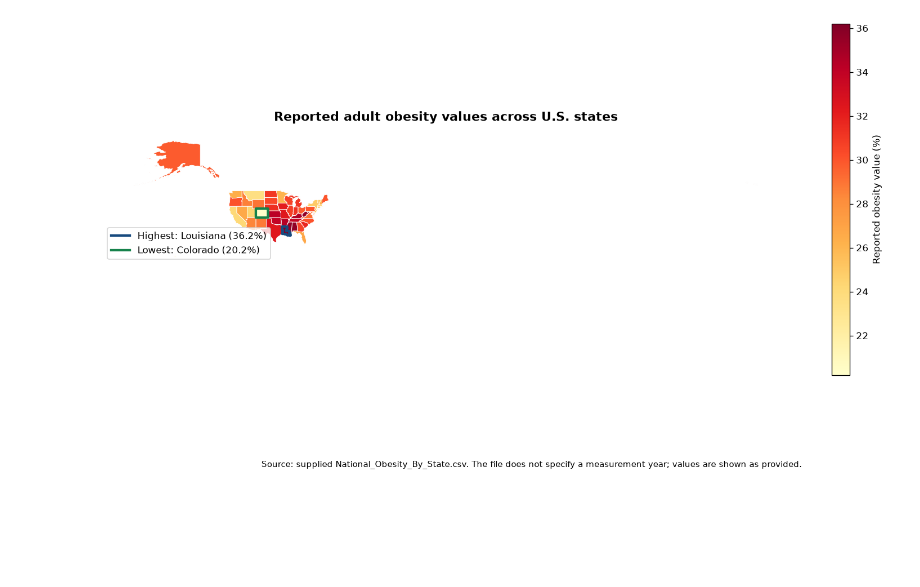
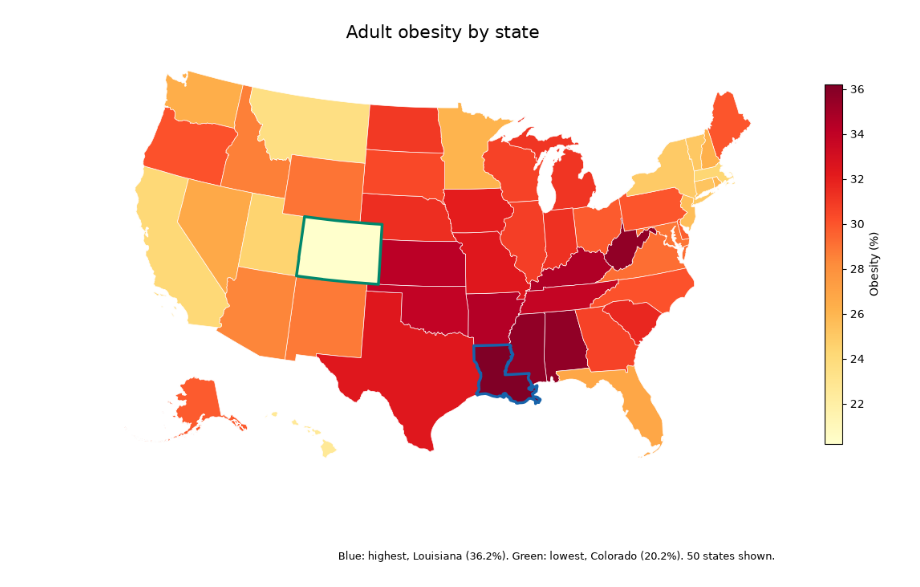
Before and after one commit to minharu014/DV-assign2, a Jupyter notebook: Assignment2_Q1_Q2.ipynb, the cells around one changed output. Saved outputs shown, nothing was run; the diff lists cells and outputs as text; code cells hidden in the pictures; blank space fills up the shorter version.

```diff
--- a/Assignment2_Q1_Q2.ipynb
+++ b/Assignment2_Q1_Q2.ipynb
@@ -40 +5,17 @@ Workspace data found under: c:\Users\LG\OneDrive - Luleå University of Technolo
+# %%
+from pathlib import Path
+import geopandas as gpd
+import matplotlib.pyplot as plt
+import numpy as np
+import pandas as pd
+import shapely
+from matplotlib.colors import Normalize
+from scipy.ndimage import gaussian_filter
+from scipy.spatial import cKDTree
+
+BASE = Path.cwd()
+if not (BASE / "US_Data" / "us_state.shp").exists():
+    BASE = BASE.parent
+states = gpd.read_file(BASE / "US_Data" / "us_state.shp")
+obesity = pd.read_csv(BASE / "other" / "National_Obesity_By_State.csv")
 # %% [markdown]
@@ -44,54 +25,33 @@ The choropleth encodes the supplied `Obesity` values. The thick outlines and sum
 # %%
-states = gpd.read_file(STATE_SHP)
-obesity = pd.read_csv(OBESITY_CSV)
+data = states.merge(obesity[["NAME", "Obesity"]], on="NAME", validate="one_to_one")
+data = data.loc[~data["NAME"].isin(["District of Columbia", "Puerto Rico"])].copy()
+high = data.loc[data["Obesity"].idxmax()]
+low = data.loc[data["Obesity"].idxmin()]
+norm = Normalize(data["Obesity"].min(), data["Obesity"].max())
 
-required_fields = {"NAME", "Obesity"}
-if not required_fields.issubset(obesity.columns):
-    raise ValueError(f"Obesity CSV must contain {sorted(required_fields)}")
-if "NAME" not in states.columns:
-    raise ValueError("State shapefile must contain a NAME field for the join")
-if states["NAME"].duplicated().any() or obesity["NAME"].duplicated().any():
-    raise ValueError("Expected one row per state name in both input files")
+fig, ax = plt.subplots(figsize=(12, 8))
+main = data.loc[~data["NAME"].isin(["Alaska", "Hawaii"])].to_crs("EPSG:5070")
+main.plot(column="Obesity", cmap="YlOrRd", norm=norm, edgecolor="white", linewidth=.5, ax=ax)
 
-map_data = states.merge(
-    obesity[["NAME", "Obesity"]], on="NAME", how="inner", validate="one_to_one"
-)
-map_data["Obesity"] = pd.to_numeric(map_data["Obesity"], errors="coerce")
-map_data = map_data.dropna(subset=["Obesity"])
-map_data = map_data.loc[~map_data["NAME"].isin(["District of Columbia", "Puerto Rico"])].copy()
+for name, color in [(high["NAME"], "#1764ab"), (low["NAME"], "#00876c")]:
+    if name in main["NAME"].values:
+        main.loc[main["NAME"].eq(name)].plot(ax=ax, facecolor="none", edgecolor=color, linewidth=2.5)
 
-if len(map_data) != 50:
-    raise ValueError(f"Expected 50 state polygons after joining; found {len(map_data)}")
+ak = ax.inset_axes([.02, .04, .20, .24])
+hi = ax.inset_axes([.22, .04, .14, .12])
+for inset, name, crs in [(ak, "Alaska", "EPSG:3338"), (hi, "Hawaii", "EPSG:3759")]:
+    part = data.loc[data["NAME"].eq(name)].to_crs(crs)
+    part.plot(column="Obesity", cmap="YlOrRd", norm=norm, edgecolor="white", linewidth=.5, ax=inset)
+    for state, color in [(high["NAME"], "#1764ab"), (low["NAME"], "#00876c")]:
+        if state in part["NAME"].values:
+            part.loc[part["NAME"].eq(state)].plot(ax=inset, facecolor="none", edgecolor=color, linewidth=2.5)
+    inset.set_axis_off()
 
-highest = map_data.loc[map_data["Obesity"].idxmax()]
-lowest = map_data.loc[map_data["Obesity"].idxmin()]
-
-fig, ax = plt.subplots(figsize=(13, 8))
-map_data.plot(
-    column="Obesity", cmap="YlOrRd", linewidth=0.55, edgecolor="white",
-    legend=True, legend_kwds={"label": "Reported obesity value (%)", "shrink": 0.72},
-    ax=ax, missing_kwds={"color": "lightgrey"}
-)
-map_data.loc[[highest.name]].plot(ax=ax, facecolor="none", edgecolor="#174a7e", linewidth=2.6)
-map_data.loc[[lowest.name]].plot(ax=ax, facecolor="none", edgecolor="#16824b", linewidth=2.6)
-
-ax.set_title("Reported adult obesity values across U.S. states", pad=15)
 ax.set_axis_off()
-ax.legend(
-    handles=[
-        Line2D([0], [0], color="#174a7e", lw=2.6, label=f"Highest: {highest['NAME']} ({highest['Obesity']:.1f}%)"),
-        Line2D([0], [0], color="#16824b", lw=2.6, label=f"Lowest: {lowest['NAME']} ({lowest['Obesity']:.1f}%)"),
-    ], loc="lower left", frameon=True
-)
-fig.text(
-    0.5, 0.035,
-    "Source: supplied National_Obesity_By_State.csv. The file does not specify a measurement year; values are shown as provided.",
-    ha="center", fontsize=9
-)
-plt.tight_layout(rect=(0, 0.06, 1, 1))
+ax.set_title("Adult obesity by state", fontsize=16, pad=12)
+fig.colorbar(plt.cm.ScalarMappable(norm=norm, cmap="YlOrRd"), ax=ax, shrink=.7, label="Obesity (%)")
+fig.text(.5, .04, f"Blue: highest, {high['NAME']} ({high['Obesity']:.1f}%). Green: lowest, {low['NAME']} ({low['Obesity']:.1f}%). 50 states shown.", ha="center", fontsize=9)
+fig.subplots_adjust(left=.03, bottom=.1, right=.91, top=.9)
 plt.show()
-
-print(f"Highest reported value: {highest['NAME']} — {highest['Obesity']:.1f}%")
-print(f"Lowest reported value:  {lowest['NAME']} — {lowest['Obesity']:.1f}%")
 # %% [output]
-[figure, old version]
+[figure, new version]
```
Also changed, not shown: parts of 10 cells of this notebook, 2 other files.
